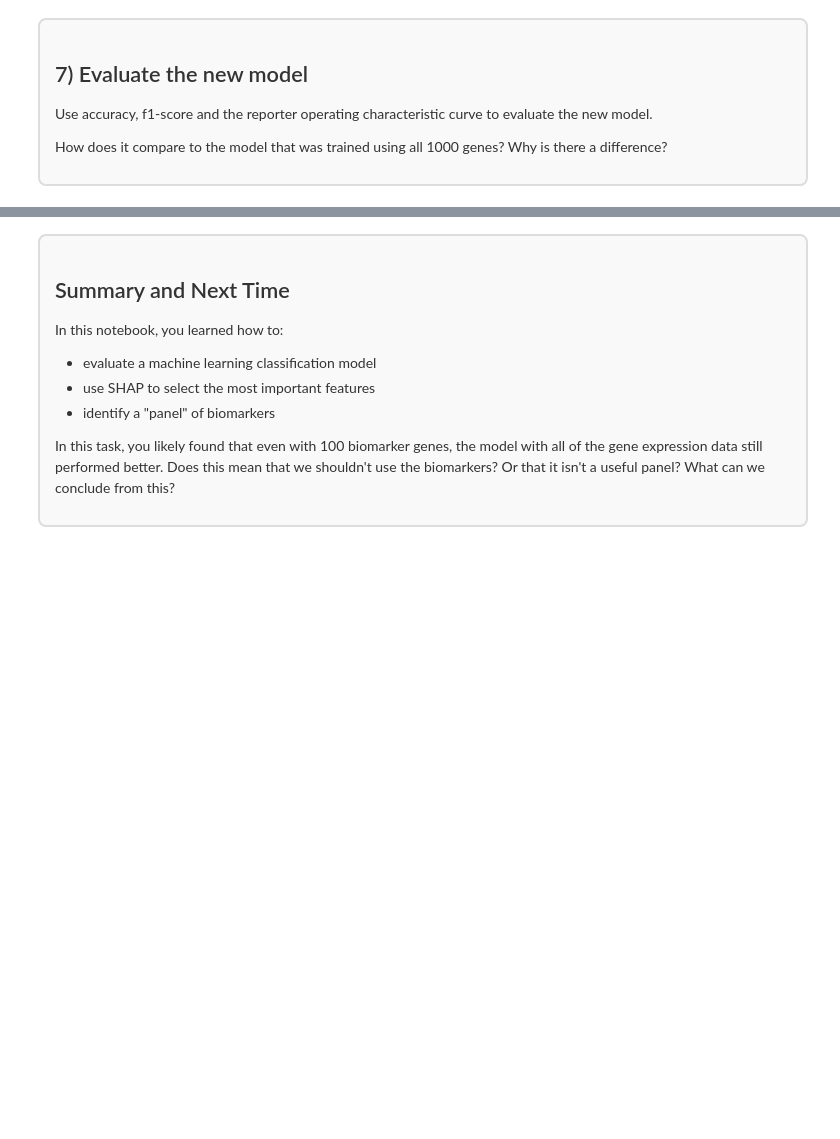
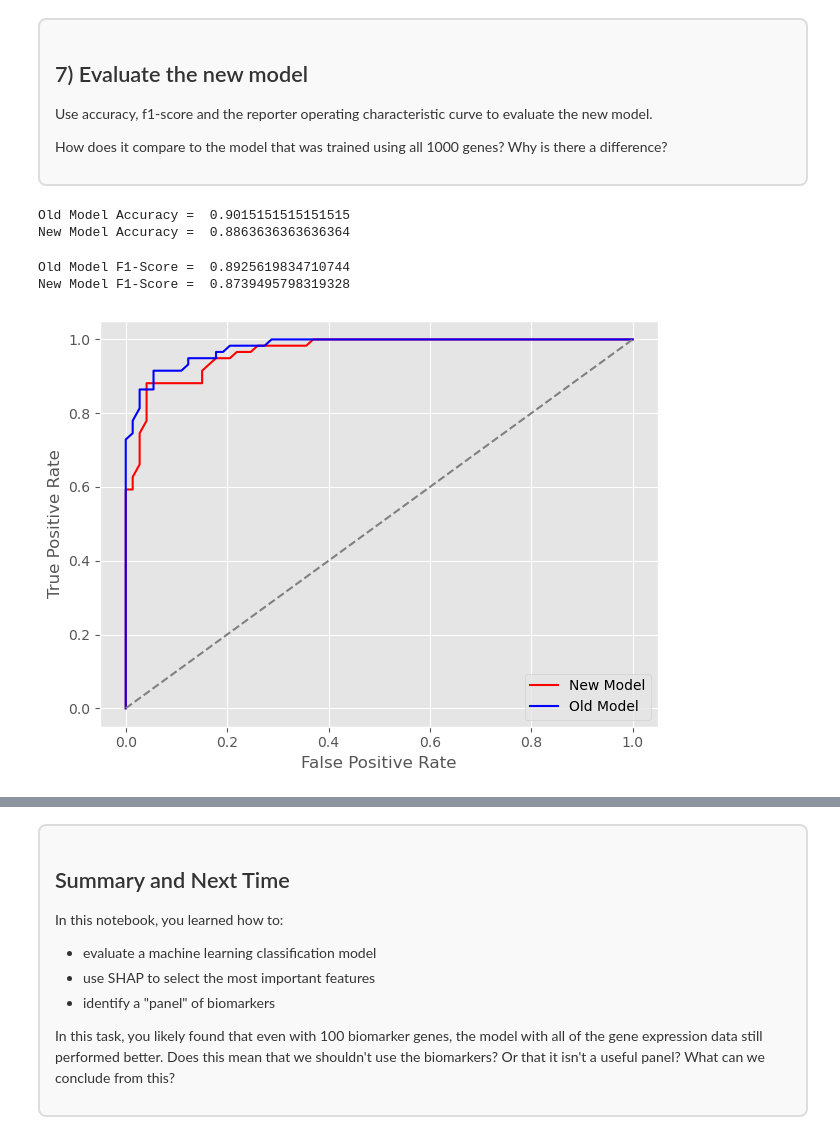
Before and after one commit to griffinfarrow/OXCEP-Precision-Dentistry, a Jupyter notebook: course_content/medicine/session_4/homework_2.ipynb, the cells around one changed output, grey strips where cells are left out. Saved outputs shown, nothing was run; the diff lists cells and outputs as text; code cells hidden in the pictures; blank space fills up the shorter version.

```diff
--- a/course_content/medicine/session_4/homework_2.ipynb
+++ b/course_content/medicine/session_4/homework_2.ipynb
@@ -183,4 +268,5 @@ We recommend that you look back at the `biomarker_discovery.ipynb` notebook for
 
 ## 6) Build a new model using these top 100 genes to perform classification
 # %%
-#
+top_genes = shap_df.iloc[:100]["Gene"]
+top_genes
@@ -186,0 +302,6 @@ We recommend that you look back at the `biomarker_discovery.ipynb` notebook for
+# %%
+new_model = RandomForestClassifier(random_state = 42,
+                                n_estimators = 100,
+                                max_depth = 100)
+
+new_model.fit(X_train[top_genes], y_train)
@@ -193,4 +316,32 @@ Use accuracy, f1-score and the reporter operating characteristic curve to evalua
 
 How does it compare to the model that was trained using all 1000 genes? Why is there a difference?
 # %%
-#
+y_pred_new = new_model.predict(X_test[top_genes])
+y_pred_proba_new = new_model.predict_proba(X_test[top_genes])[:,1]
+# %%
+print("Old Model Accuracy = ", accuracy_score(y_test, y_pred_rf))
+print("New Model Accuracy = ", accuracy_score(y_test, y_pred_new))
+# %% [output]
+Old Model Accuracy =  0.9015151515151515
+New Model Accuracy =  0.8863636363636364
+# %%
+print("Old Model F1-Score = ", f1_score(y_test, y_pred_rf, pos_label = "Positive"))
+print("New Model F1-Score = ", f1_score(y_test, y_pred_new, pos_label = "Positive"))
+# %% [output]
+Old Model F1-Score =  0.8925619834710744
+New Model F1-Score =  0.8739495798319328
+# %%
+fpr_new, tpr_new, thresh_new = roc_curve(y_test, y_pred_proba_new, pos_label = "Positive")
+fpr_old, tpr_old, thresh_old = roc_curve(y_test, y_proba_rf, pos_label = "Positive")
+# %%
+fig, ax = plt.subplots()
+ax.plot(fpr_new, tpr_new, color = 'red', label = "New Model")
+ax.plot(fpr_old, tpr_old, color = 'blue', label = "Old Model")
+ax.plot([0, 1], [0, 1], color = 'grey', linestyle = '--')
+
+ax.set_xlabel("False Positive Rate")
+ax.set_ylabel("True Positive Rate")
+ax.legend()
+fig.tight_layout()
+# %% [output]
+[figure, added]
```
Also changed, not shown: parts of 22 cells of this notebook, 13 other files.
